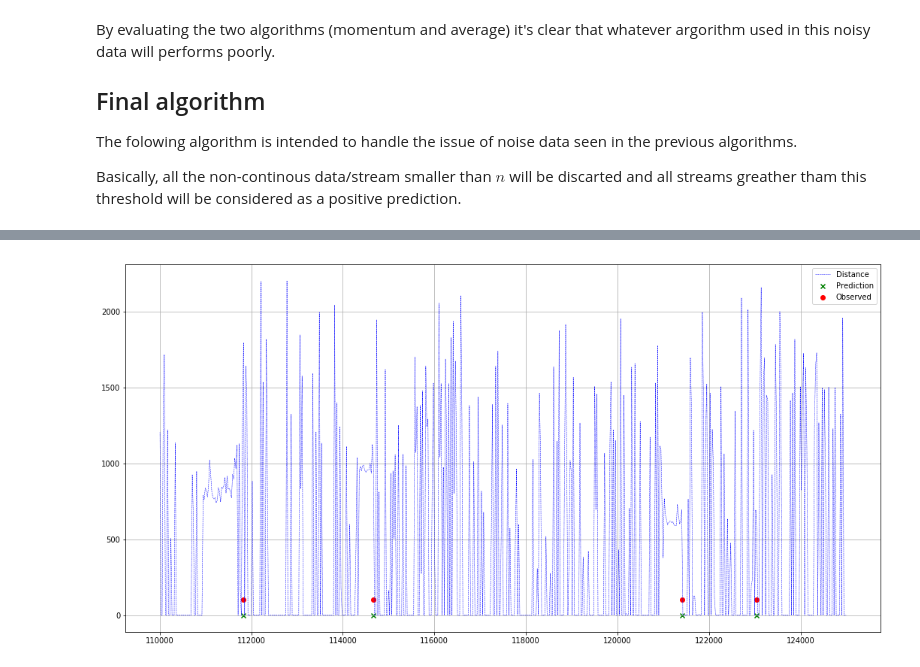
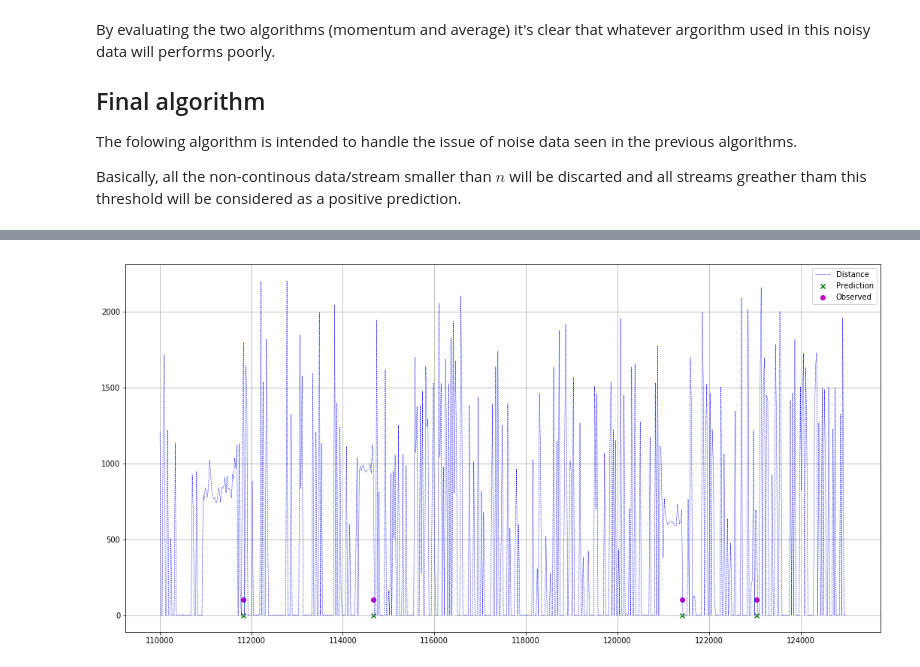
Before and after one commit to basask/traffic-data-analysis, a Jupyter notebook: notebooks/itapoa-momentum.ipynb, the cells around one changed output, grey strips where cells are left out. Drawn from its saved outputs; the diff is of its cells as text; code cells hidden in the pictures.

Commit message:
Highlight false positives in data

```diff
--- a/notebooks/itapoa-momentum.ipynb
+++ b/notebooks/itapoa-momentum.ipynb
@@ -95,7 +119,7 @@ def predict(distance, n):
     if distance > 0:
         # Addind the read distance to the dist list(caching distance)
         dist.append(distance)
-        return 0
+        return False
 
     # Inplicit else: Nothing blocking the sensor
 
@@ -109,3 +133,5 @@ def predict(distance, n):
     return ret
 
 data['Predict'] = data['Distance'].apply(predict, args=(9,))
+
+data[data.Predict]
@@ -112,17 +156,17 @@ data['Predict'] = data['Distance'].apply(predict, args=(9,))
 # %%
 time_window = 0.25 * 60 * 1000
 time_start = 110000
 time_end = time_start + time_window
 
 sample = data[(data.Time > time_start) & (data.Time <= time_end)].copy()
 Y = sample[sample.Y == 1].copy()
 
 plt.scatter(Y['Time'], Y['Predict'], marker='x', color='g', label='Prediction')
-plt.scatter(Y['Time'], Y['Y'] * 100, marker='o', color='r', label='Observed')
+plt.scatter(Y['Time'], Y['Y'] * 100, marker='o', color='m', label='Observed')
 
 plt.plot(sample['Time'], sample['Distance'], 'b--', linewidth=0.5, label='Distance')
 
 plt.grid(True)
 plt.legend();
 # %% [output]
-[figure, old version]
+[figure, new version]
```
Also changed, not shown: parts of 4 cells of this notebook.
